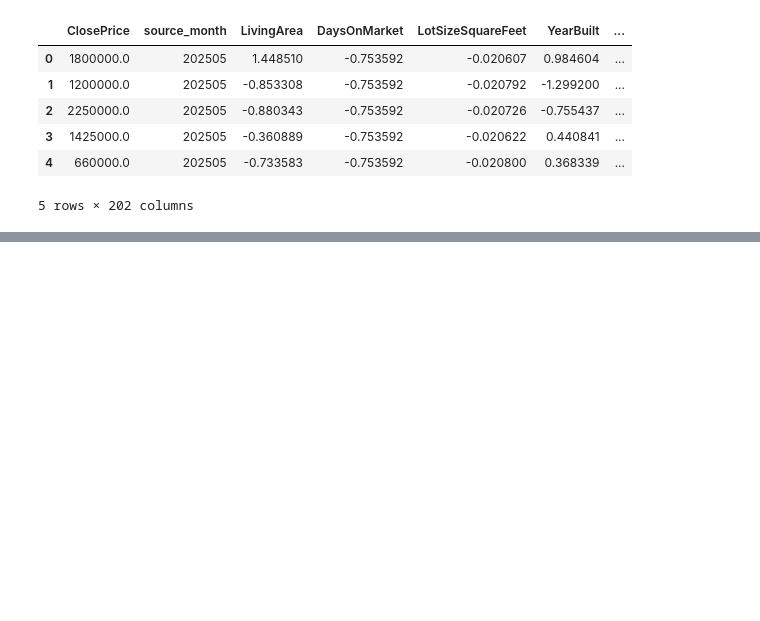
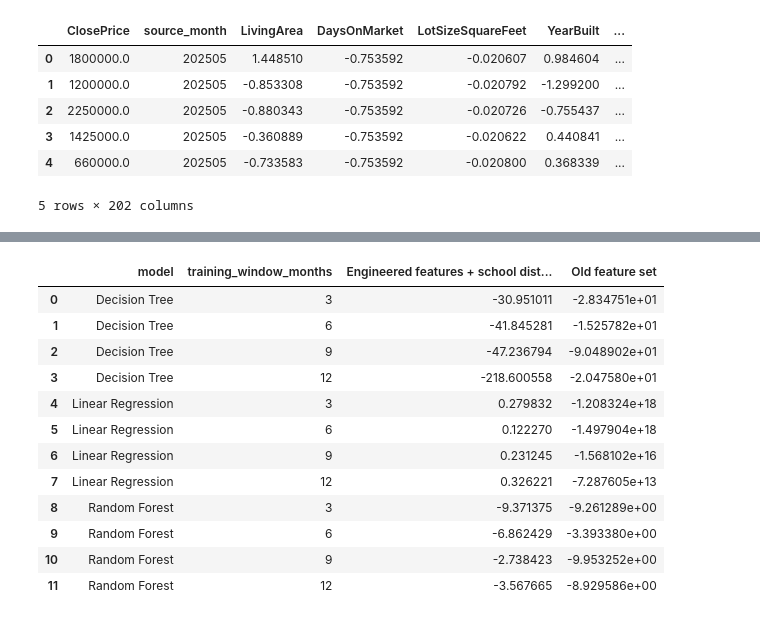
Before and after one commit to luoxuchen2/idx-summer-2026, a Jupyter notebook: week 5/04_model_comparison.ipynb, the cells around one changed output, grey strips where cells are left out. Cells and saved outputs as stored; diff of their text form; code cells hidden in the pictures; blank space fills up the shorter version.

```diff
--- a/week 5/04_model_comparison.ipynb
+++ b/week 5/04_model_comparison.ipynb
@@ -199,0 +919,31 @@ comparison_df[
+# %%
+r2_comparison_table = (
+    feature_comparison_df
+    .pivot_table(
+        index=[
+            "model",
+            "training_window_months"
+        ],
+        columns="feature_set",
+        values="test_r2"
+    )
+    .reset_index()
+)
+
+r2_comparison_table.columns.name = None
+
+r2_comparison_table
+# %% [output]
+|  | model | training_window_months | Engineered features + school dist... | Old feature set |
+| 0 | Decision Tree | 3 | -30.951011 | -2.834751e+01 |
+| 1 | Decision Tree | 6 | -41.845281 | -1.525782e+01 |
+| 2 | Decision Tree | 9 | -47.236794 | -9.048902e+01 |
+| 3 | Decision Tree | 12 | -218.600558 | -2.047580e+01 |
+| 4 | Linear Regression | 3 | 0.279832 | -1.208324e+18 |
+| 5 | Linear Regression | 6 | 0.122270 | -1.497904e+18 |
+| 6 | Linear Regression | 9 | 0.231245 | -1.568102e+16 |
+| 7 | Linear Regression | 12 | 0.326221 | -7.287605e+13 |
+| 8 | Random Forest | 3 | -9.371375 | -9.261289e+00 |
+| 9 | Random Forest | 6 | -6.862429 | -3.393380e+00 |
+| 10 | Random Forest | 9 | -2.738423 | -9.953252e+00 |
+| 11 | Random Forest | 12 | -3.567665 | -8.929586e+00 |
```
Also changed, not shown: parts of 25 cells of this notebook, 1 other file.
